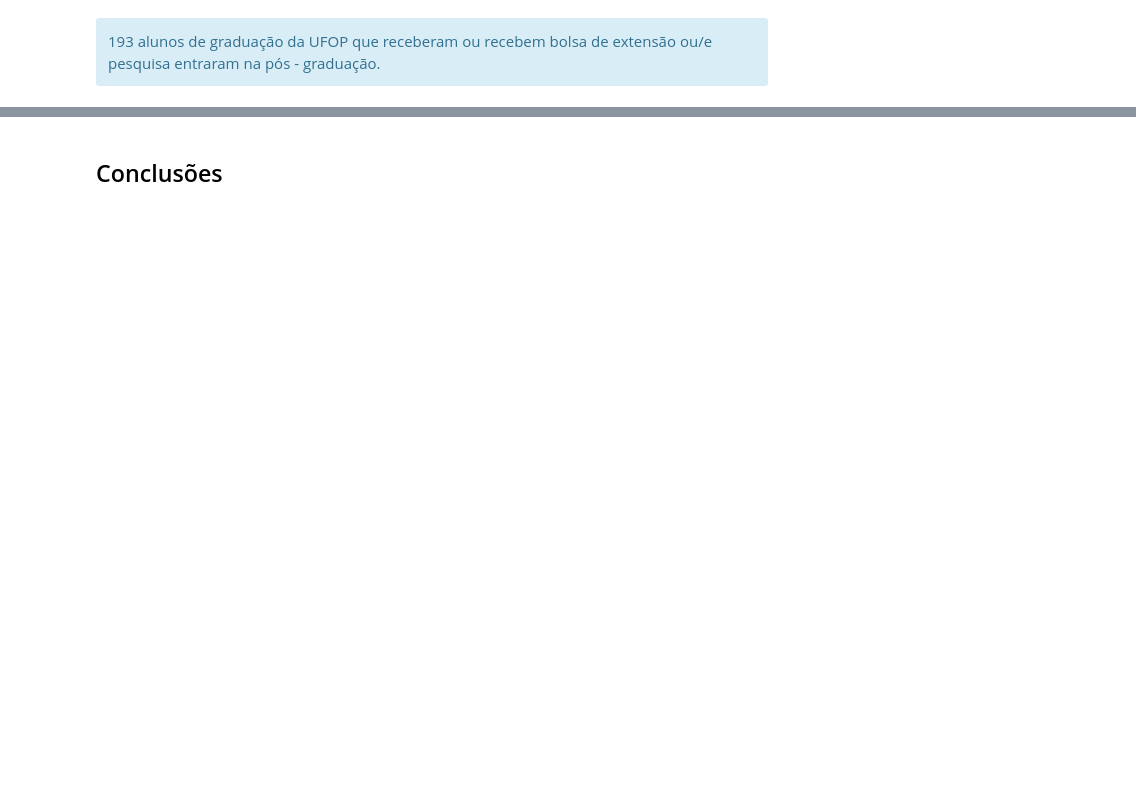
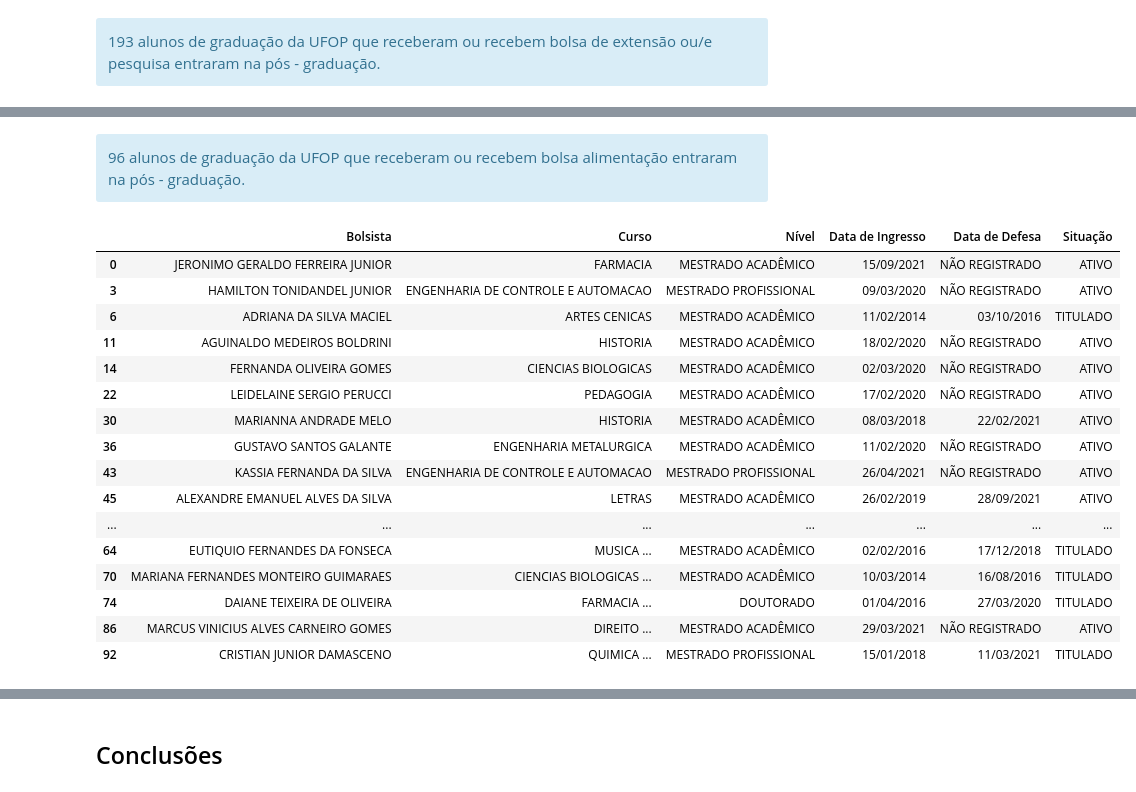
Before and after one commit to riguedes/IC_UFOP, a Jupyter notebook: projeto.ipynb, the cells around one changed output, grey strips where cells are left out. Drawn from its saved outputs; the diff is of its cells as text; code cells hidden in the pictures; blank space fills up the shorter version.

```diff
--- a/projeto.ipynb
+++ b/projeto.ipynb
@@ -1255,0 +1288,36 @@ passo_um_copy[['Bolsista', 'Curso', 'Nível', 'Data de Ingresso', 'Data de Defes
+# %% [markdown]
+<div class="alert alert-block alert-info"
+     <b> 96 alunos de graduação da UFOP que receberam ou recebem bolsa alimentação entraram na pós - graduação. </b>
+</div>
+# %%
+# Juntando alunos de bolsa transporte com alunos de pós - graduação
+passo_tres = pd.merge(df_tres, df_sete, on='Nome')
+passo_tres = pd.merge(passo, passo_tres, left_on='Bolsista', right_on='Nome')
+passo_tres = passo_tres.drop_duplicates() # remoção de linhas repetidas
+passo_tres = passo_tres.drop_duplicates(subset='Bolsista') #remoção de nomes repetidos
+passo_tres_copy = passo_tres.copy() #copiando dataframe para evitar erros de compilação
+
+#Renomeando o nome da coluna 'Curso_x'
+passo_tres_copy = passo_tres_copy.rename(columns={'Curso_x': 'Curso'})
+passo_tres_copy = passo_tres_copy.rename(columns={'Situação_y': 'Situação'})
+
+#Imprimindo a relação de alunos
+passo_tres_copy[['Bolsista', 'Curso', 'Nível', 'Data de Ingresso', 'Data de Defesa', 'Situação']]
+# %% [output]
+|  | Bolsista | Curso | Nível | Data de Ingresso | Data de Defesa | Situação |
+| 0 | JERONIMO GERALDO FERREIRA JUNIOR | FARMACIA | MESTRADO ACADÊMICO | 15/09/2021 | NÃO REGISTRADO | ATIVO |
+| 3 | HAMILTON TONIDANDEL JUNIOR | ENGENHARIA DE CONTROLE E AUTOMACAO | MESTRADO PROFISSIONAL | 09/03/2020 | NÃO REGISTRADO | ATIVO |
+| 6 | ADRIANA DA SILVA MACIEL | ARTES CENICAS | MESTRADO ACADÊMICO | 11/02/2014 | 03/10/2016 | TITULADO |
+| 11 | AGUINALDO MEDEIROS BOLDRINI | HISTORIA | MESTRADO ACADÊMICO | 18/02/2020 | NÃO REGISTRADO | ATIVO |
+| 14 | FERNANDA OLIVEIRA GOMES | CIENCIAS BIOLOGICAS | MESTRADO ACADÊMICO | 02/03/2020 | NÃO REGISTRADO | ATIVO |
+| 22 | LEIDELAINE SERGIO PERUCCI | PEDAGOGIA | MESTRADO ACADÊMICO | 17/02/2020 | NÃO REGISTRADO | ATIVO |
+| 30 | MARIANNA ANDRADE MELO | HISTORIA | MESTRADO ACADÊMICO | 08/03/2018 | 22/02/2021 | ATIVO |
+| 36 | GUSTAVO SANTOS GALANTE | ENGENHARIA METALURGICA | MESTRADO ACADÊMICO | 11/02/2020 | NÃO REGISTRADO | ATIVO |
+| 43 | KASSIA FERNANDA DA SILVA | ENGENHARIA DE CONTROLE E AUTOMACAO | MESTRADO PROFISSIONAL | 26/04/2021 | NÃO REGISTRADO | ATIVO |
+| 45 | ALEXANDRE EMANUEL ALVES DA SILVA | LETRAS | MESTRADO ACADÊMICO | 26/02/2019 | 28/09/2021 | ATIVO |
+| ... | ... | ... | ... | ... | ... | ... |
+| 64 | EUTIQUIO FERNANDES DA FONSECA | MUSICA ... | MESTRADO ACADÊMICO | 02/02/2016 | 17/12/2018 | TITULADO |
+| 70 | MARIANA FERNANDES MONTEIRO GUIMARAES | CIENCIAS BIOLOGICAS ... | MESTRADO ACADÊMICO | 10/03/2014 | 16/08/2016 | TITULADO |
+| 74 | DAIANE TEIXEIRA DE OLIVEIRA | FARMACIA ... | DOUTORADO | 01/04/2016 | 27/03/2020 | TITULADO |
+| 86 | MARCUS VINICIUS ALVES CARNEIRO GOMES | DIREITO ... | MESTRADO ACADÊMICO | 29/03/2021 | NÃO REGISTRADO | ATIVO |
+| 92 | CRISTIAN JUNIOR DAMASCENO | QUIMICA ... | MESTRADO PROFISSIONAL | 15/01/2018 | 11/03/2021 | TITULADO |
```
Also changed, not shown: parts of 13 cells of this notebook.
